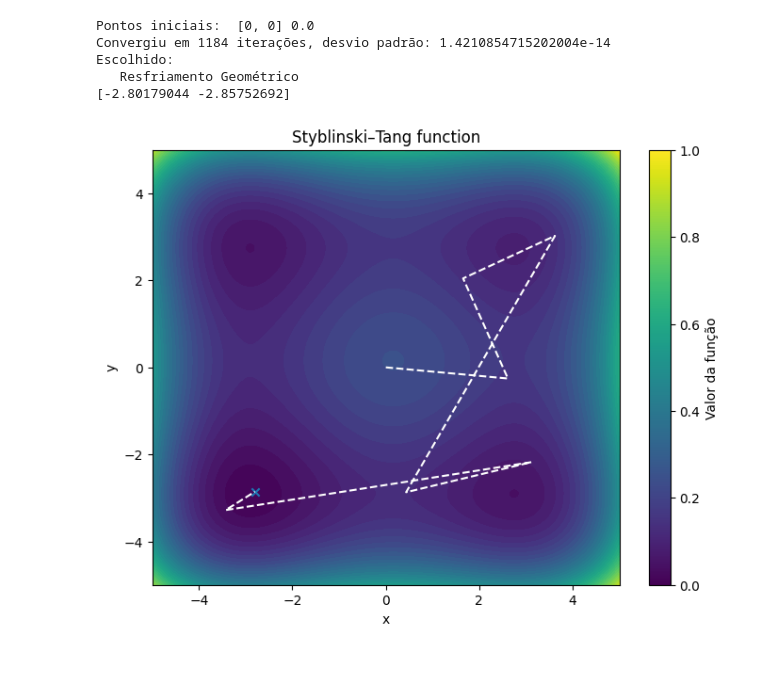
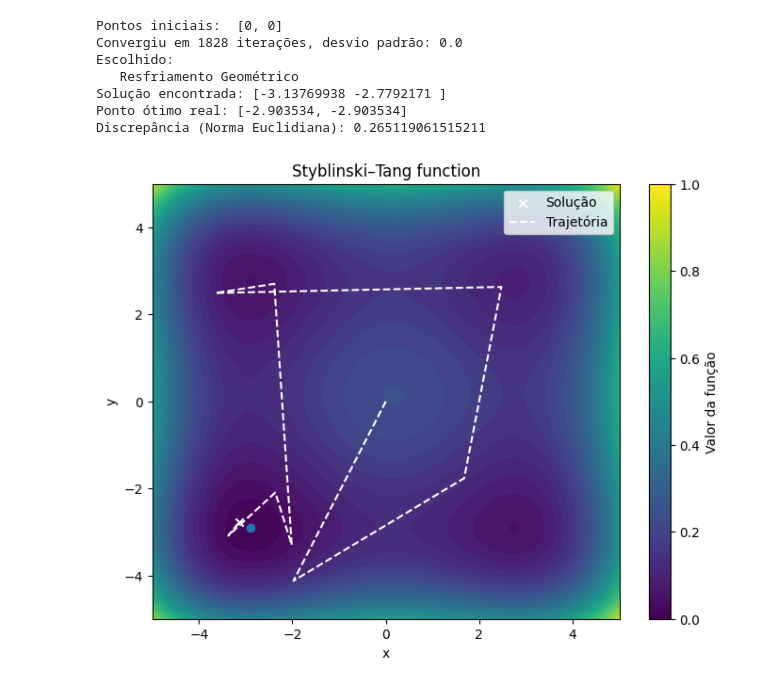
Before and after one commit to Guilhos/ENGG11---Simulated-Annealing, a Jupyter notebook: SA2d.ipynb, the cells around one changed output. Cells and saved outputs as stored; diff of their text form; code cells hidden in the pictures.

```diff
--- a/SA2d.ipynb
+++ b/SA2d.ipynb
@@ -6,7 +6,7 @@ def SA(F, T, opc, convR, lB, uB, g, init):
     scale = np.sqrt(T) ## Suggested by Robert & Casella (Intro to MC)
     cur_sol = [init[0], init[1]]
     bounds = [(lB[0],uB[0]),(lB[1],uB[1])]
-    print('Pontos iniciais: ', cur_sol, F(cur_sol))
+    print('Pontos iniciais: ', cur_sol)
     best = cur_sol
     convergencia = []
     history = [cur_sol]
@@ -19,7 +19,7 @@ def SA(F, T, opc, convR, lB, uB, g, init):
         if not g:  # Se não há restrições
             return is_feasible
         for constraint in g:
-            if constraint(x,y) <= 0:
+            if constraint(x,y) > 0:
                 is_feasible = False
         return is_feasible
 
@@ -119,32 +127,40 @@ Escolhido:
 # %%
 def function(sol):
     x, y = sol
     return (x**4 - 16*x**2 + 5*x + y**4 - 16*y**2 + 5*y)/2
+
+min_point = [-2.903534,-2.903534]
 
 xx = np.linspace(-5,5,500)
 yy = np.linspace(-5,5,500)
 
 X,Y = np.meshgrid(xx,yy)
 sol, history, best = SA(function, T = 100, opc = 2, convR = 800, lB=[-5,-5], uB=[5,5], g = [], init=[0,0])
-print(sol)
+print(f'Solução encontrada: {sol}\nPonto ótimo real: {min_point}')
+print(f'Discrepância (Norma Euclidiana): {np.linalg.norm(sol - min_point)}')
+
 plt.figure(figsize=(8, 6))
 plt.contourf(X, Y, function([X,Y]), levels=50, cmap='viridis')
-plt.scatter(sol[0],sol[1], marker='x')
+plt.scatter(sol[0], sol[1], marker='x', color='white', label='Solução')
+plt.scatter(min_point[0],min_point[1], marker='o')
 history_x = [h[0] for h in history]
 history_y = [h[1] for h in history]
 plt.plot(history_x, history_y, color='white', linestyle='--', label='Trajetória')
 plt.colorbar(label='Valor da função')
 plt.title('Styblinski–Tang function')
 plt.xlabel('x')
 plt.ylabel('y')
+plt.legend()
 plt.show()
 # %% [output]
-Pontos iniciais:  [0, 0] 0.0
-Convergiu em 1184 iterações, desvio padrão: 1.4210854715202004e-14
+Pontos iniciais:  [0, 0]
+Convergiu em 1828 iterações, desvio padrão: 0.0
 Escolhido:
    Resfriamento Geométrico
-[-2.80179044 -2.85752692]
+Solução encontrada: [-3.13769938 -2.7792171 ]
+Ponto ótimo real: [-2.903534, -2.903534]
+Discrepância (Norma Euclidiana): 0.265119061515211
-[figure, old version]
+[figure, new version]
 # %%
 def function(sol):
     x, y = sol
```
Also changed, not shown: parts of 5 cells of this notebook.
